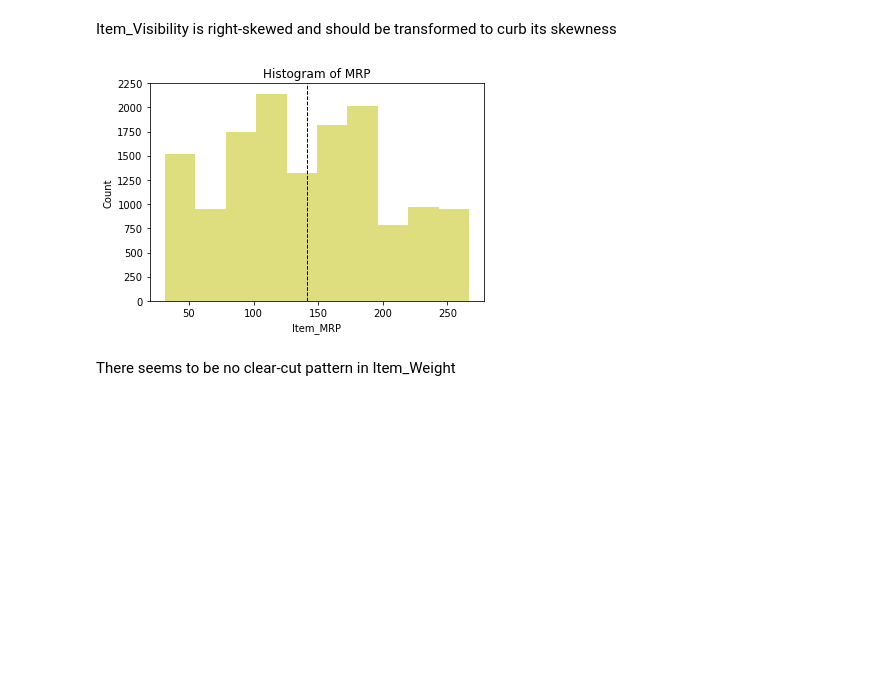
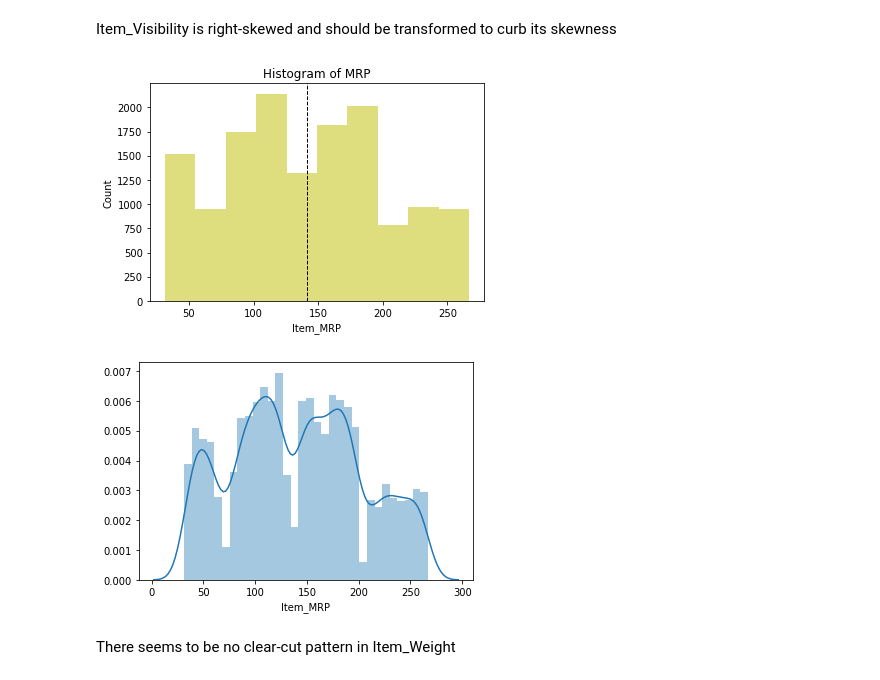
Before and after one commit to deepakmarichi/Big-Mart-Sales-Prediction, a Jupyter notebook: Sales_Prediction.ipynb, the cells around one changed output. Cells and saved outputs as stored; diff of their text form; code cells hidden in the pictures; blank space fills up the shorter version.

```diff
--- a/Sales_Prediction.ipynb
+++ b/Sales_Prediction.ipynb
@@ -157,14 +165,17 @@ Item_Visibility is right-skewed and should be transformed to curb its skewness
 # %%
 # Item_MRP
 
-combined['Item_MRP'].plot.hist(color='Y',alpha=0.5)
+combined['Item_MRP'].plot.hist(color='y',alpha=0.5)
 plt.xlabel('Item_MRP')
 plt.ylabel('Count')
 plt.title('Histogram of MRP')
 plt.axvline(combined['Item_MRP'].mean(),color='k',linestyle='dashed',linewidth=1)
 plt.show()
+sns.distplot(combined['Item_MRP'])
+plt.show()
 # %% [output]
-[figure, old version]
+[figure, new version]
+[figure, added]
 # %% [markdown]
 There seems to be no clear-cut pattern in Item_Weight
 # %% [markdown]
```
Also changed, not shown: parts of 29 cells of this notebook.
